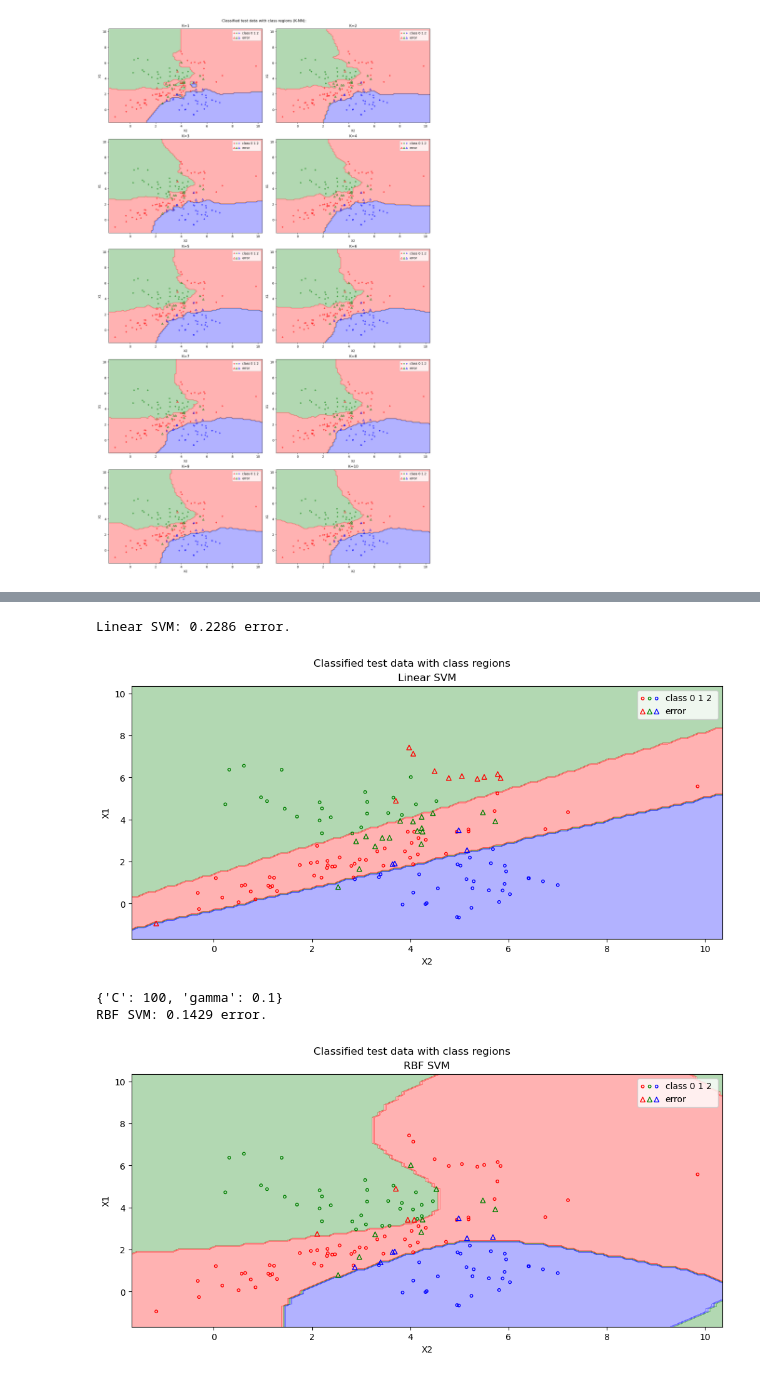
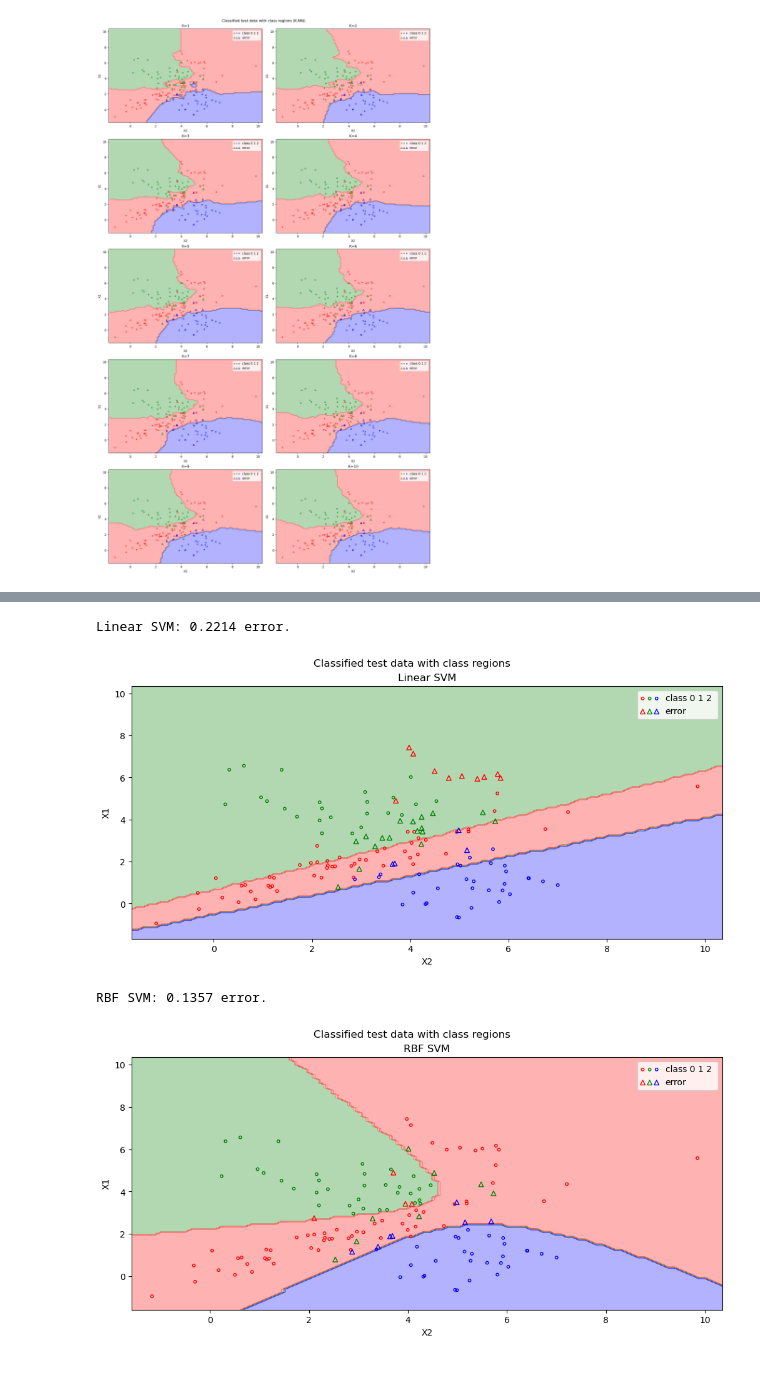
Before and after one commit to 6ri5ter/pattern_recognition, a Jupyter notebook: Team1-AC.ipynb, the cells around one changed output, grey strips where cells are left out. Drawn from its saved outputs; the diff is of its cells as text; code cells hidden in the pictures.

```diff
--- a/Team1-AC.ipynb
+++ b/Team1-AC.ipynb
@@ -80,6 +82,37 @@ def plot_class_data(Xdata,labels,wrong,ax):
     for i in range(len(un_labels)):
         name = name +('%d '% i)
     ax.legend([tuple(pc),tuple(pw)],[name,'error'], handler_map={tuple: HandlerTuple(ndivide=len(un_labels))})
+
+
+def gridsearch(Xs, ys, cv=5, kernel='rbf', C=2.0 ** np.arange(start=-5, stop=17, step=2), gamma=None, degree=None, p=False):
+    # Function for SVM hyperparameter tuning through cross validation
+    grid_params = {}
+    if hasattr(kernel, '__len__') and (not isinstance(kernel, str)):
+        grid_params.update({'kernel': kernel})
+    else:
+        grid_params.update({'kernel': [kernel]})
+    if hasattr(C, '__len__'):
+        grid_params.update({'C': C})
+    else:
+        grid_params.update({'C': [C]})
+    if hasattr(gamma, '__len__') and gamma is not None:
+        grid_params.update({'gamma': gamma})
+    elif gamma is not None:
+        grid_params.update({'gamma': [gamma]})
+    if hasattr(degree, '__len__') and degree is not None:
+        grid_params.update({'degree': degree})
+    elif degree is not None:
+        grid_params.update({'degree': [degree]})
+    if kernel == 'linear':
+        del grid_params['kernel']
+        cvSVM = GridSearchCV(svm.LinearSVC(dual='auto'), grid_params, scoring='accuracy', verbose=1, cv=cv, n_jobs=-1)
+    else:
+        cvSVM = GridSearchCV(svm.SVC(), grid_params, scoring='accuracy', verbose=1, cv=cv, n_jobs=-1)
+    cvSVM.fit(Xs, ys)
+    if p:
+        bp = cvSVM.best_params_
+        print(bp)
+    return cvSVM
 # %%
 mypath = 'C:/Users/grist/Desktop/Pattern/'#You can change this variable to the directory of the folder that contains the dataset
 data = np.loadtxt(os.path.join(mypath,'dataset.csv'), delimiter=',', dtype=np.float64)
@@ -150,3 +187,5 @@ K = 8: 0.1500 error.
 K = 9: 0.1357 error.
 K = 10: 0.1571 error.
 [figure]
+# %%
+cvlinear = gridsearch(X,y,cv=5,kernel='linear', C=2.0**np.arange(start=-5,stop=17,step=0.1),p=True)
@@ -153,43 +234,43 @@ K = 10: 0.1571 error.
 # %%
 #C
-linear = svm.LinearSVC(max_iter=10000,dual='auto')
+linear = svm.LinearSVC(C=cvlinear.best_params_['C'],dual='auto')
 linear.fit(X,y)
 y_hat_linear = linear.predict(X_test)
 wrong_linear= y_hat_linear != y_test
 error_linear = np.sum(wrong_linear)
 print('Linear SVM: %.4f error.'%(error_linear/140))
 fig, axes = plt.subplots(1,1,layout='constrained',figsize=(10,5))
 axes.set_xlabel('X2')
 axes.set_ylabel('X1')
 axes.set_title('Linear SVM')
 _,_,_ = calc_regions(linear,np.min(X_test) - .5,np.max(X_test) +.5,plot_bool=True,ax=axes)
 plot_class_data(X_test,y_test,wrong_linear,axes)
 fig.suptitle('Classified test data with class regions')
 plt.show()
 
 param_grid = {'C': [0.1, 1, 10, 100, 1000],
               'gamma': [1, 0.1, 0.01, 0.001, 0.0001]}
 rbfSVM = GridSearchCV(svm.SVC(),param_grid, refit = True, verbose = 0)
 rbfSVM.fit(X, y)
-params = rbfSVM.best_params_
-print(params)
+# params = cvrbf.best_params_
+# print(params)
+params = {'C': 8192.0, 'gamma': 0.011048543456039573, 'kernel': 'rbf'}
 rbfsvm = svm.SVC(C=params['C'],gamma=params['gamma'],max_iter=10000)
 rbfsvm.fit(X,y)
 y_hat_rbf = rbfsvm.predict(X_test)
 wrong_rbf = y_hat_rbf != y_test
 error_rbf = np.sum(wrong_rbf)
 print('RBF SVM: %.4f error.'%(error_rbf/140))
 fig, axes = plt.subplots(1,1,layout='constrained',figsize=(10,5))
 axes.set_xlabel('X2')
 axes.set_ylabel('X1')
 axes.set_title('RBF SVM')
-_,_,_ = calc_regions(rbfsvm,np.min(X_test) - .5,np.max(X_test) +.5,plot_bool=True,ax=axes)
+_,_,_ = calc_regions(rbfsvm,np.min(X) - .5,np.max(X_test) +.5,plot_bool=True,ax=axes)
 plot_class_data(X_test,y_test,wrong_rbf,axes)
 fig.suptitle('Classified test data with class regions')
 plt.show()
 # %% [output]
-Linear SVM: 0.2286 error.
+Linear SVM: 0.2214 error.
-[figure, old version]
+[figure, new version]
-{'C': 100, 'gamma': 0.1}
-RBF SVM: 0.1429 error.
+RBF SVM: 0.1357 error.
-[figure, old version]
+[figure, new version]
```
Also changed, not shown: parts of 8 cells of this notebook, 1 other file.
